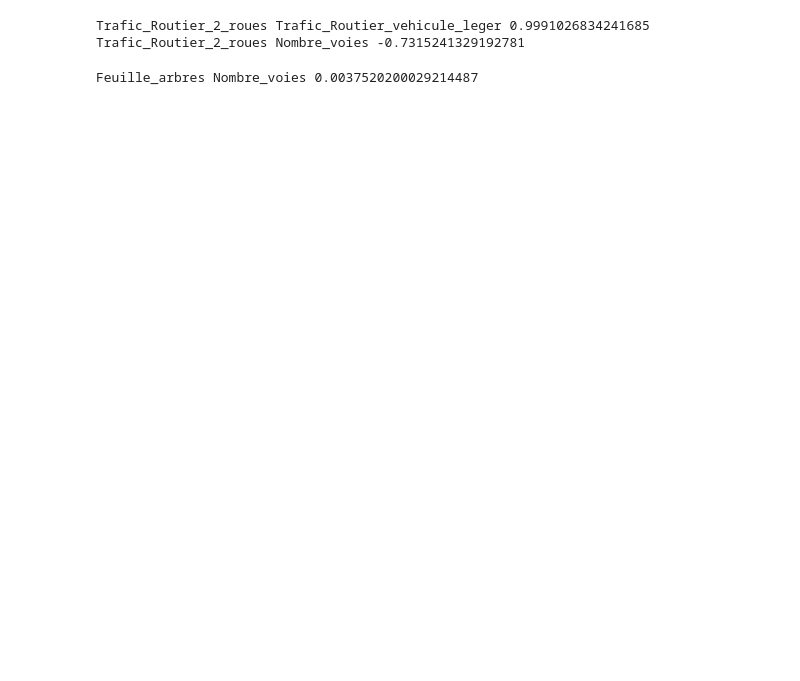
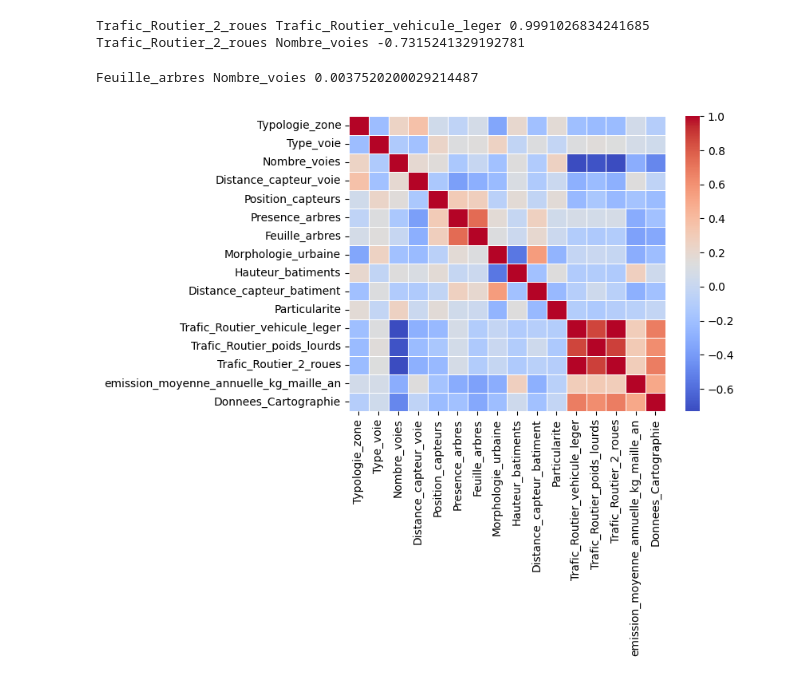
Before and after one commit to TLeandre/Categorisation-de-capteurs-de-pollution, a Jupyter notebook: scripts/Louison.ipynb, the cells around one changed output. Saved outputs shown, nothing was run; the diff lists cells and outputs as text; code cells hidden in the pictures; blank space fills up the shorter version.

```diff
--- a/scripts/Louison.ipynb
+++ b/scripts/Louison.ipynb
@@ -136,3 +137,14 @@ minimum_corr = np.min(np.abs(matrice_corr))
 print(matrice_corr.columns[colonne_min],matrice_corr.index[ligne_min],minimum_corr)
 # %% [output]
 Feuille_arbres Nombre_voies 0.0037520200029214487
+# %%
+import seaborn as sns
+
+
+# Créez un heatmap de la matrice de corrélation avec Seaborn
+sns.heatmap(matrice_corr, annot=False, cmap='coolwarm', linewidths=0.5)
+
+# Affichez la heatmap
+plt.show()
+# %% [output]
+[figure, added]
```
Also changed, not shown: parts of 7 cells of this notebook.
